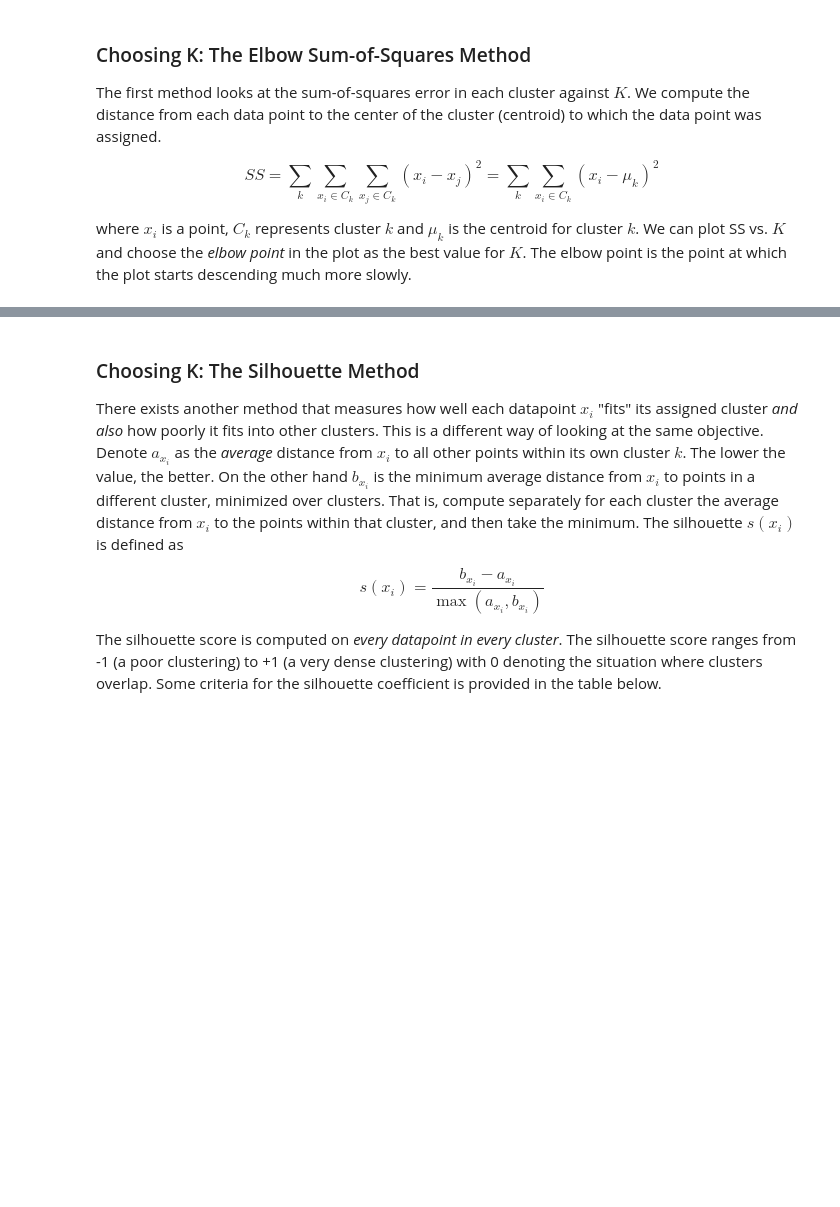
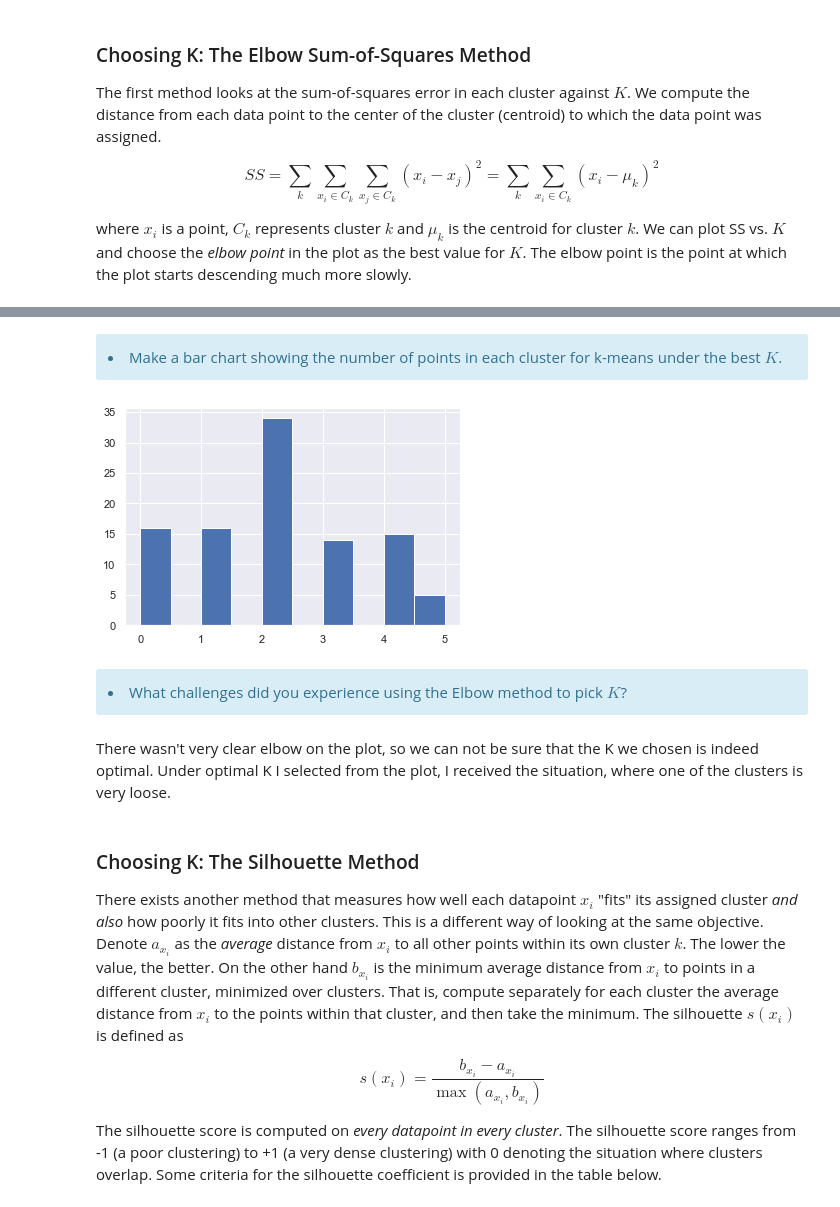
Before and after one commit to JuliaZozulia/mini-projects, a Jupyter notebook: clustering/Mini_Project_Clustering.ipynb, the cells around one changed output, grey strips where cells are left out. Saved outputs shown, nothing was run; the diff lists cells and outputs as text; code cells hidden in the pictures; blank space fills up the shorter version.

```diff
--- a/clustering/Mini_Project_Clustering.ipynb
+++ b/clustering/Mini_Project_Clustering.ipynb
@@ -91,3 +141,17 @@ where $x_i$ is a point, $C_k$ represents cluster $k$ and $\mu_k$ is the centroid
+# %% [markdown]
+<div class="span5 alert alert-info">
+<li> Make a bar chart showing the number of points in each cluster for k-means under the best $K$.
+# %%
+kmeans = KMeans(n_clusters=6).fit(x_cols)
+plt.hist(kmeans.labels_)
+plt.show()
+# %% [output]
+[figure, added]
+# %% [markdown]
+<div class="span5 alert alert-info">
+<li> What challenges did you experience using the Elbow method to pick $K$?
+# %% [markdown]
+There wasn't very clear elbow on the plot, so we can not be sure that the K we chosen is indeed optimal. Under optimal K I selected from the plot, I received the situation, where one of the clusters is very loose.
 # %% [markdown]
 ### Choosing K: The Silhouette Method
 
```
Also changed, not shown: parts of 27 cells of this notebook.
